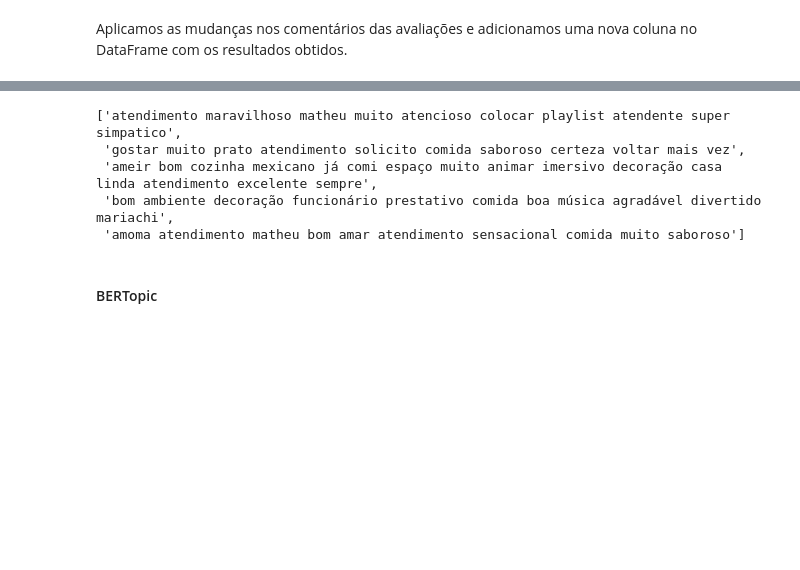
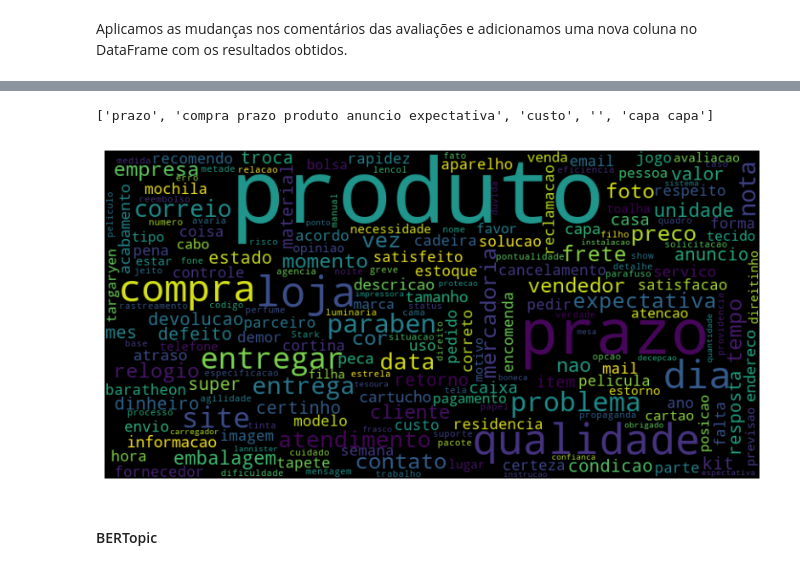
Before and after one commit to isabellalcarmo/Satisfaction-Analysis-Text-Mining, a Jupyter notebook: TripAdvisor/analysisGuacamole.ipynb, the cells around one changed output, grey strips where cells are left out. Cells and saved outputs as stored; diff of their text form; code cells hidden in the pictures; blank space fills up the shorter version.

```diff
--- a/TripAdvisor/analysisGuacamole.ipynb
+++ b/TripAdvisor/analysisGuacamole.ipynb
@@ -38,3 +44,10 @@ import torch
 #### Leitura do arquivo
 # %% [markdown]
 O arquivo com os dados da avaliação do restaurante Guacamole, retirados da plataforma TripAdvisor em https://www.tripadvisor.com.br/Restaurant_Review-g303506-d3399400-Reviews-or2000-Guacamole_Cocina_Mexicana_Barra_da_Tijuca-Rio_de_Janeiro_State_of_Rio_de_J.html possui os comentários dos usuários em relação às suas respectivas avaliações do restaurante e a data de tal avaliação.
+# %%
+df_reviews_ecommerce = pd.read_csv("concatenated.csv", low_memory=False)
+# %%
+dataset_names = df_reviews_ecommerce["dataset"].unique()
+df_olist = df_reviews_ecommerce[df_reviews_ecommerce['dataset'] == 'olist']
+df_olist = df_olist[['review_text','rating']]
+df_olist.info()
@@ -40,0 +64,5 @@ O arquivo com os dados da avaliação do restaurante Guacamole, retirados da pla
+# %%
+df_olist = df_olist.dropna()
+df_olist = df_olist.drop_duplicates()
+df_olist = df_olist.reset_index(drop=True)
+df_olist.info()
@@ -108,0 +153,7 @@ df_reviews.head()
+# %%
+%%time
+
+df_olist["Review_Topic"] = df_olist["review_text"].apply(regex_treatment)
+df_olist["Review_Topic"] = df_olist["Review_Topic"].apply(remove_stopwords)
+df_olist["Review_Topic"] = df_olist["Review_Topic"].apply(lemmatizer)
+df_olist["Review_Topic"] = df_olist["Review_Topic"].apply(remove_accentuation)
@@ -109,13 +163,25 @@ df_reviews.head()
 # %%
-df_comments = df_reviews["Review Lemma"]
+df_comments = df_reviews["Review_Topic"]
 doc_comments = df_comments.to_list()
 doc_comments[:5]
-# %% [output]
-['atendimento maravilhoso matheu muito atencioso colocar playlist atendente super simpatico',
- 'gostar muito prato atendimento solicito comida saboroso certeza voltar mais vez',
- 'ameir bom cozinha mexicano já comi espaço muito animar imersivo decoração casa linda atendimento excelente sempre',
- 'bom ambiente decoração funcionário prestativo comida boa música agradável divertido mariachi',
- 'amoma atendimento matheu bom amar atendimento sensacional comida muito saboroso']
+# %%
+df_comments = df_olist["Review_Topic"]
+doc_comments = df_comments.to_list()
+doc_comments[:5]
+# %% [output]
+['prazo', 'compra prazo produto anuncio expectativa', 'custo', '', 'capa capa']
+# %%
+from wordcloud import WordCloud
+wordcloud_text = ' '.join(df_olist["Review_Topic"].astype(str))
+
+wordcloud = WordCloud(width=800, height=400, random_state=15, max_font_size=110, max_words=200, collocations=False).generate(wordcloud_text)
+
+plt.figure(figsize=(10, 5))
+plt.imshow(wordcloud, interpolation="bilinear")
+plt.axis('off')
+plt.show()
+# %% [output]
+[figure, added]
 # %% [markdown]
 #### BERTopic
 # %% [markdown]
```
Also changed, not shown: parts of 62 cells of this notebook, 27 other files.
